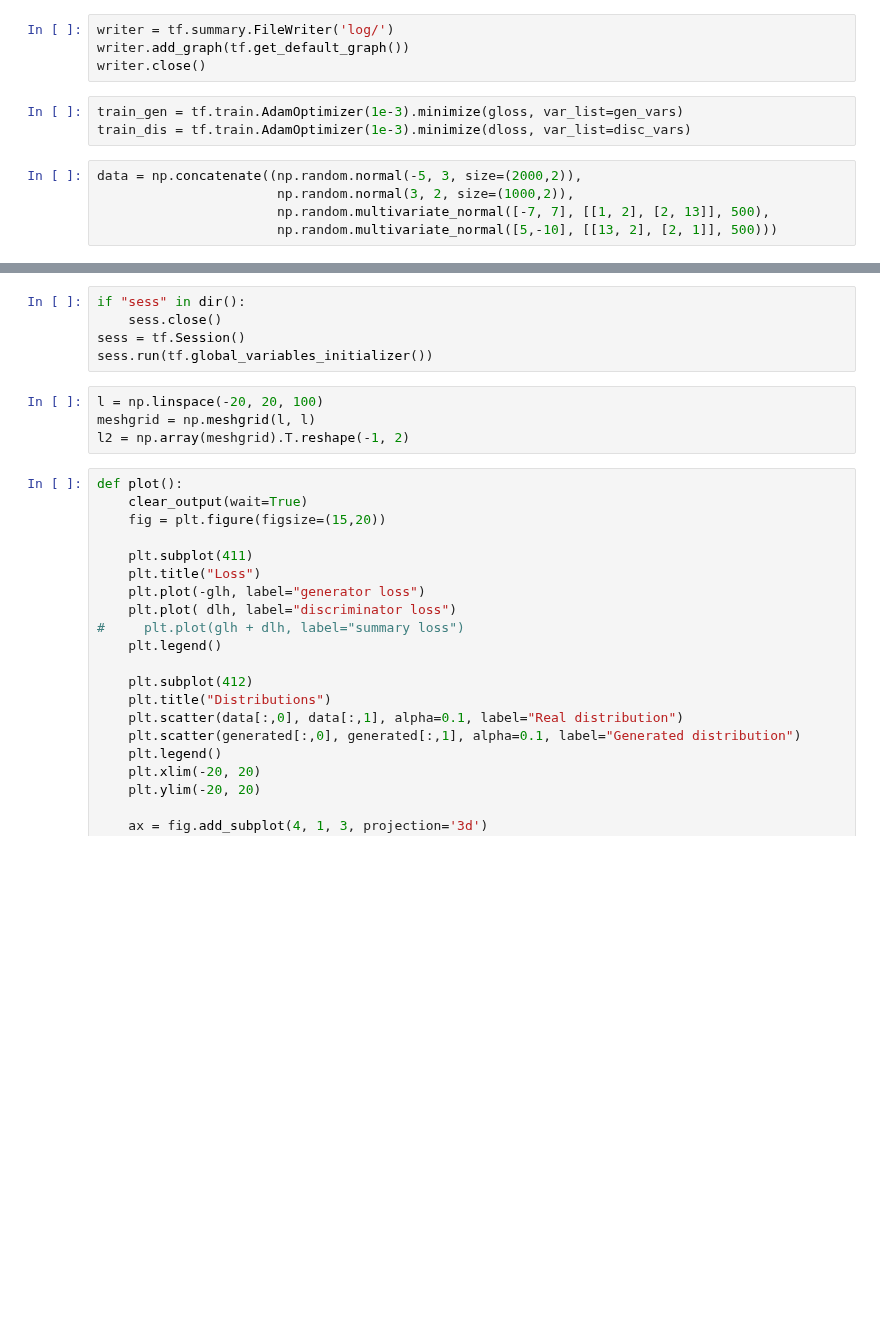
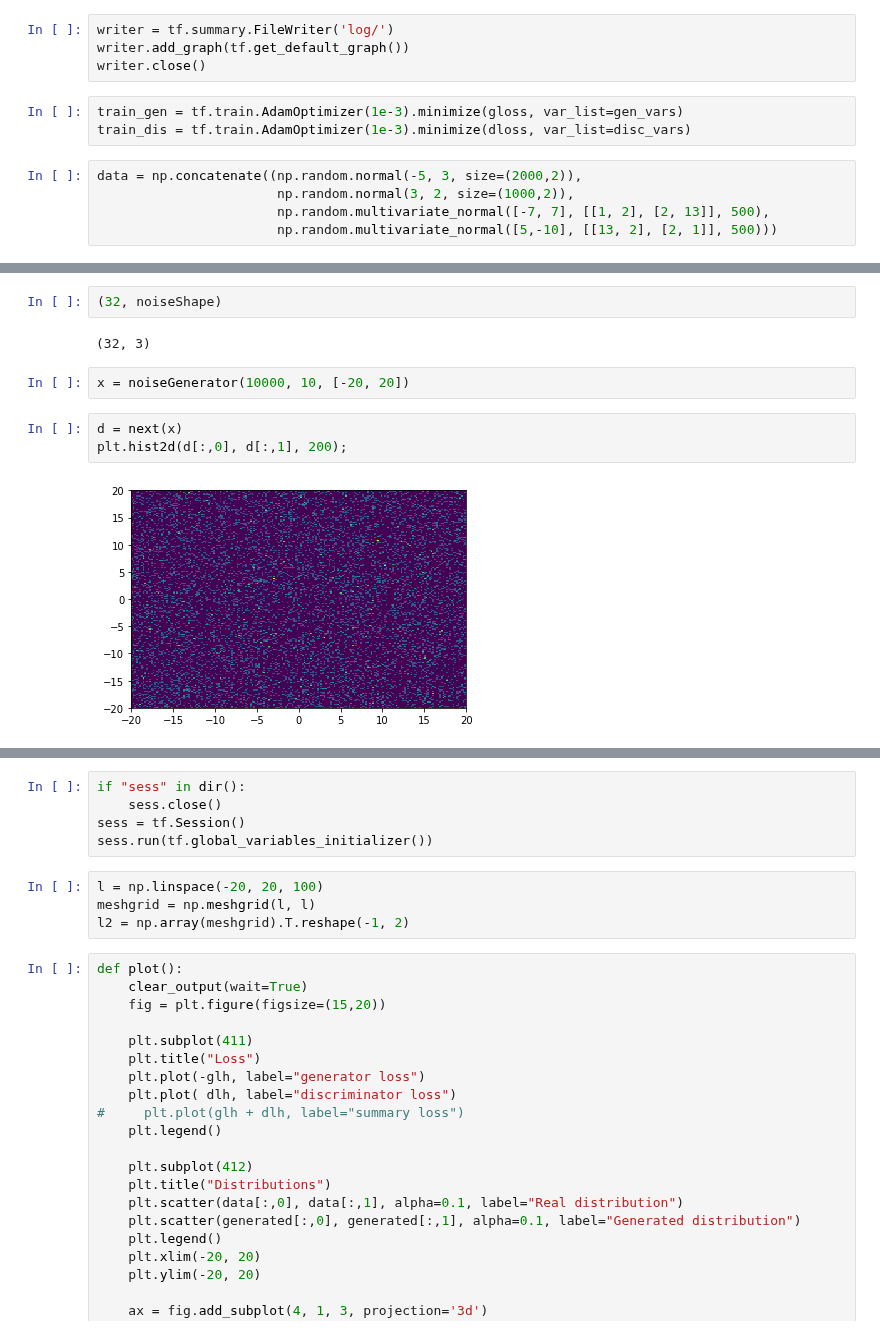
Before and after one commit to hov1417/NNHomework, a Jupyter notebook: session3/final_assignment.ipynb, the cells around one changed output, grey strips where cells are left out. Drawn from its saved outputs; the diff is of its cells as text; blank space fills up the shorter version.

```diff
--- a/session3/final_assignment.ipynb
+++ b/session3/final_assignment.ipynb
@@ -70,0 +81,11 @@ def generate_data_for_dist(batch_size):
+# %%
+(32, noiseShape)
+# %% [output]
+(32, 3)
+# %%
+x = noiseGenerator(10000, 10, [-20, 20])
+# %%
+d = next(x)
+plt.hist2d(d[:,0], d[:,1], 200);
+# %% [output]
+[figure, added]
```
Also changed, not shown: parts of 12 cells of this notebook, 2 other files.
